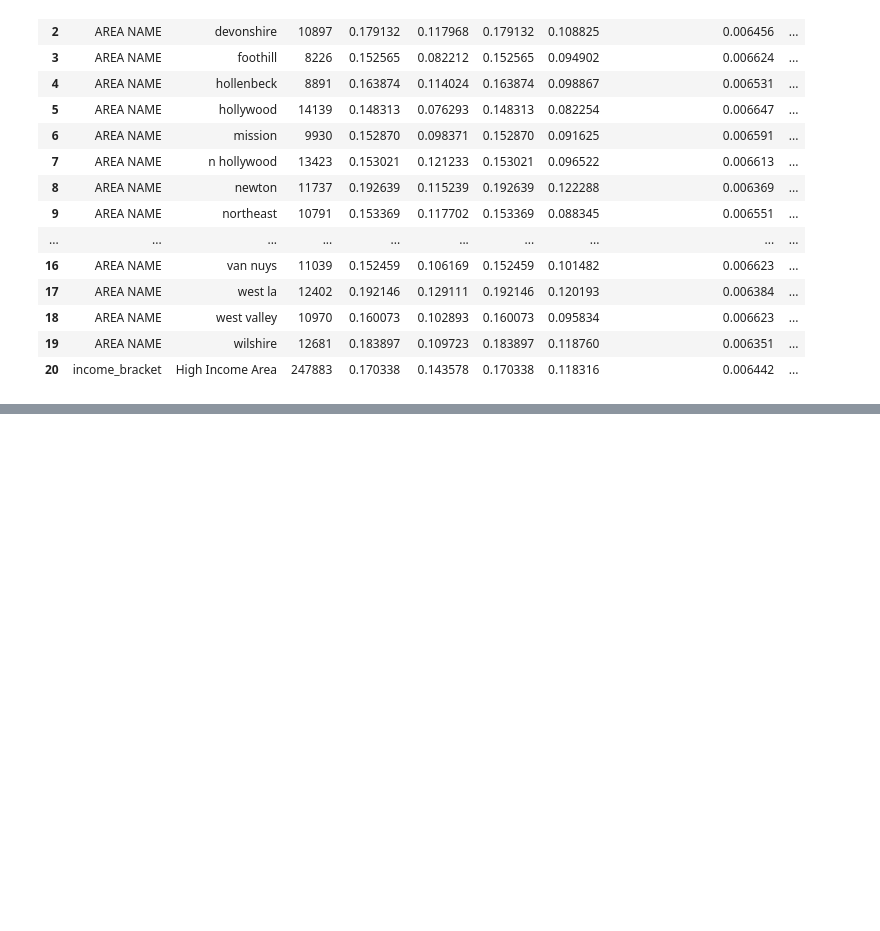
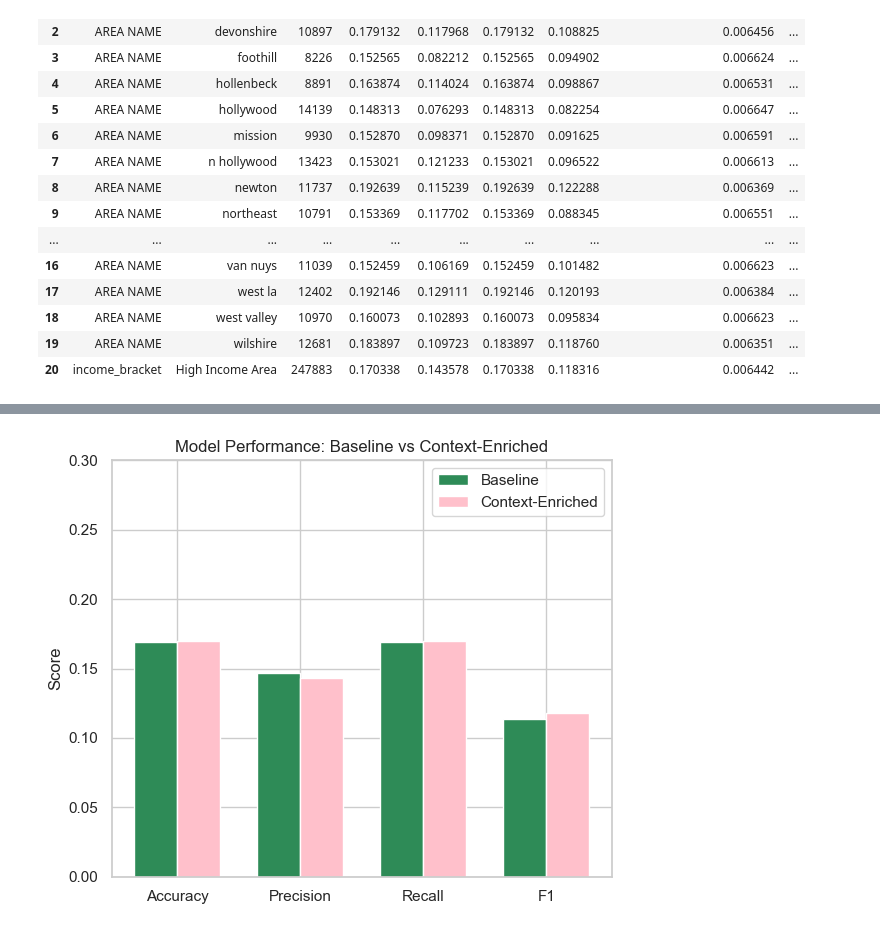
Before and after one commit to smmurali/DTSC_3602, a Jupyter notebook: dtsc3602_eda.ipynb, the cells around one changed output, grey strips where cells are left out. Cells and saved outputs as stored; diff of their text form; code cells hidden in the pictures; blank space fills up the shorter version.

```diff
--- a/dtsc3602_eda.ipynb
+++ b/dtsc3602_eda.ipynb
@@ -760,0 +762,11 @@ plt.show()
+# %%
+import pandas as pd
+import numpy as np
+import matplotlib.pyplot as plt
+import seaborn as sns
+
+sns.set(style="whitegrid")
+
+merged_df = pd.read_csv(r"C:\Users\smrit\OneDrive\Desktop\DTSC 3602\Project\Datasets\Merged_Final.csv")
+
+merged_df.head()
@@ -760,0 +781,25 @@ plt.show()
+# %%
+metrics_data = {
+    "Metric":    ["Accuracy", "Precision", "Recall", "F1"],
+    "Baseline":  [0.169,       0.147,        0.169,     0.114],
+    "Context":   [0.170,       0.143,        0.170,     0.118]
+}
+
+perf_df = pd.DataFrame(metrics_data)
+
+x = np.arange(len(perf_df["Metric"]))
+width = 0.35
+
+plt.figure(figsize=(6,5))
+plt.bar(x - width/2, perf_df["Baseline"], width, label="Baseline", color = "seagreen")
+plt.bar(x + width/2, perf_df["Context"],  width, label="Context-Enriched", color = "pink")
+
+plt.xticks(x, perf_df["Metric"])
+plt.ylabel("Score")
+plt.ylim(0, 0.3)
+plt.title("Model Performance: Baseline vs Context-Enriched")
+plt.legend()
+plt.tight_layout()
+plt.show()
+# %% [output]
+[figure, added]
```
Also changed, not shown: parts of 15 cells of this notebook.
